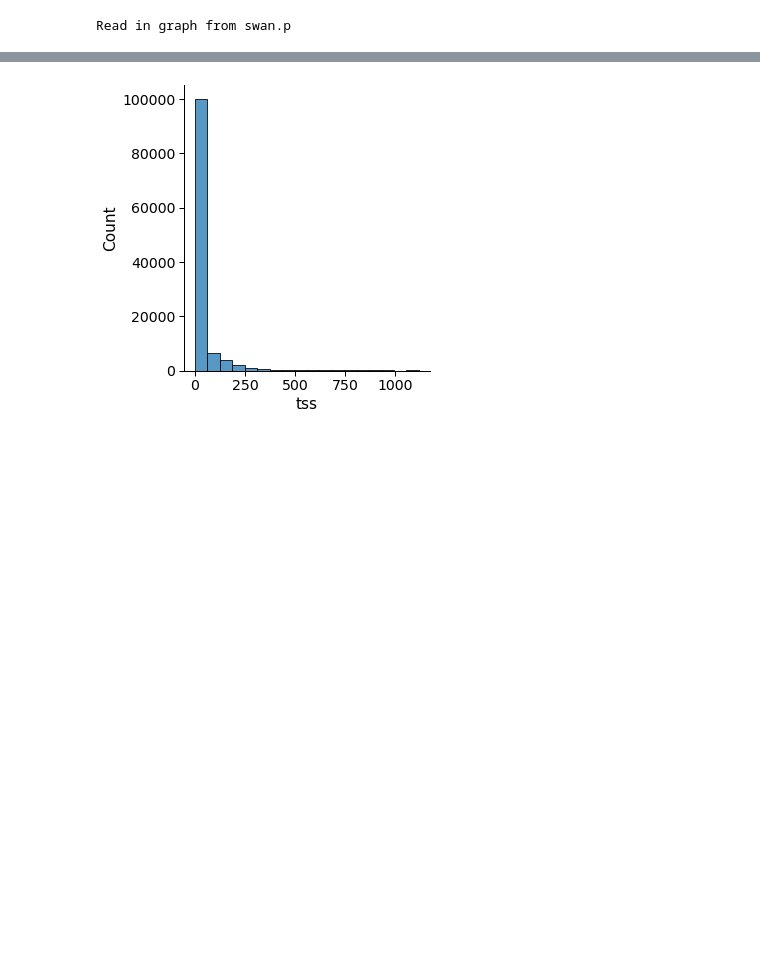
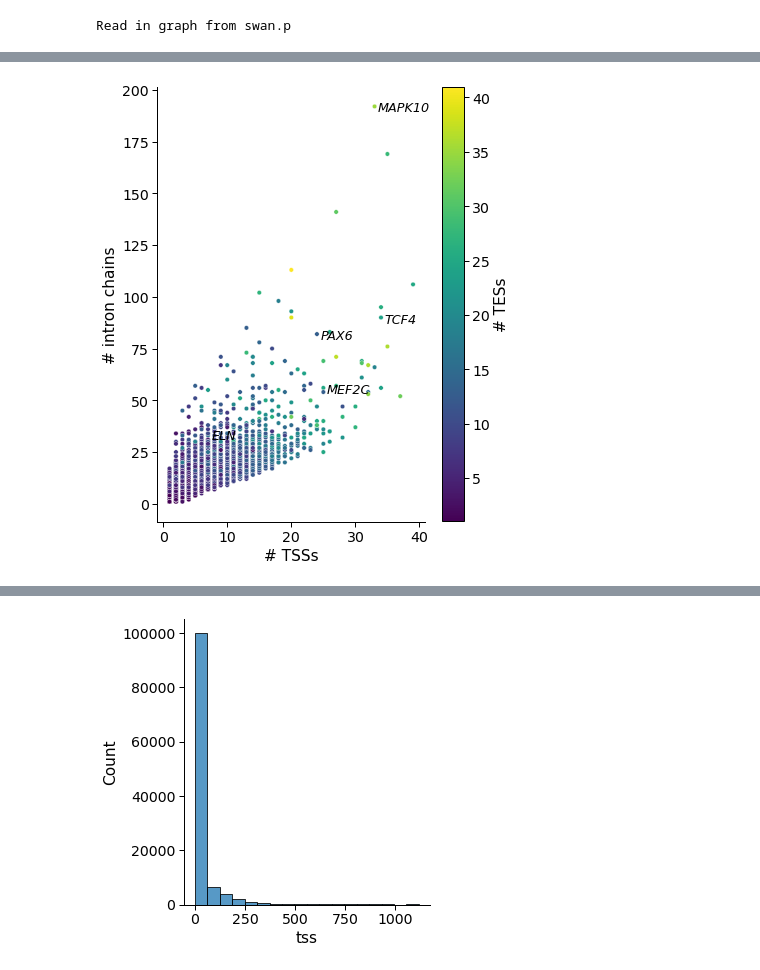
Before and after one commit to fairliereese/rnawg, a Jupyter notebook: lr_bulk/swan/characterize_reference.ipynb, the cells around one changed output, grey strips where cells are left out. Drawn from its saved outputs; the diff is of its cells as text; code cells hidden in the pictures; blank space fills up the shorter version.

```diff
--- a/lr_bulk/swan/characterize_reference.ipynb
+++ b/lr_bulk/swan/characterize_reference.ipynb
@@ -28,0 +41,36 @@ Read in graph from swan.p
+# %%
+label_genes = ['PAX6', 'TCF4', 'MAPK10', 'ELN', 'MEF2C']
+
+# plot the figure
+sns.set_context('paper', font_scale=1.6)
+plt.figure(figsize=(6,8))
+
+ax = sns.scatterplot(data=counts, x='tss', y='intron_chain', hue='tes', s=20, palette='viridis')
+
+norm = plt.Normalize(counts['tes'].min(), counts['tes'].max())
+sm = plt.cm.ScalarMappable(cmap='viridis', norm=norm)
+sm.set_array([])
+
+# Remove the legend and add a colorbar
+ax.get_legend().remove()
+cb = ax.figure.colorbar(sm)
+cb.set_label('# TESs')
+
+ax.spines['right'].set_visible(False)
+ax.spines['top'].set_visible(False)
+
+xlabel = '# TSSs'
+ylabel = '# intron chains'
+
+# annotate genes that are kinda interesting
+if label_genes:
+    xlim = ax.get_xlim()[1]
+    ylim = ax.get_ylim()[1]
+    for g in label_genes:
+        x = counts.loc[counts.gname == g, 'tss'].values[0]+(1/80)*xlim
+        y = counts.loc[counts.gname == g, 'intron_chain'].values[0]-(1/80)*ylim
+        plt.annotate(g, (x,y), fontsize='small', fontstyle='italic')
+
+_ = ax.set(xlabel=xlabel, ylabel=ylabel)
+# %% [output]
+[figure, added]
```
Also changed, not shown: parts of 9 cells of this notebook, 2 other files.
